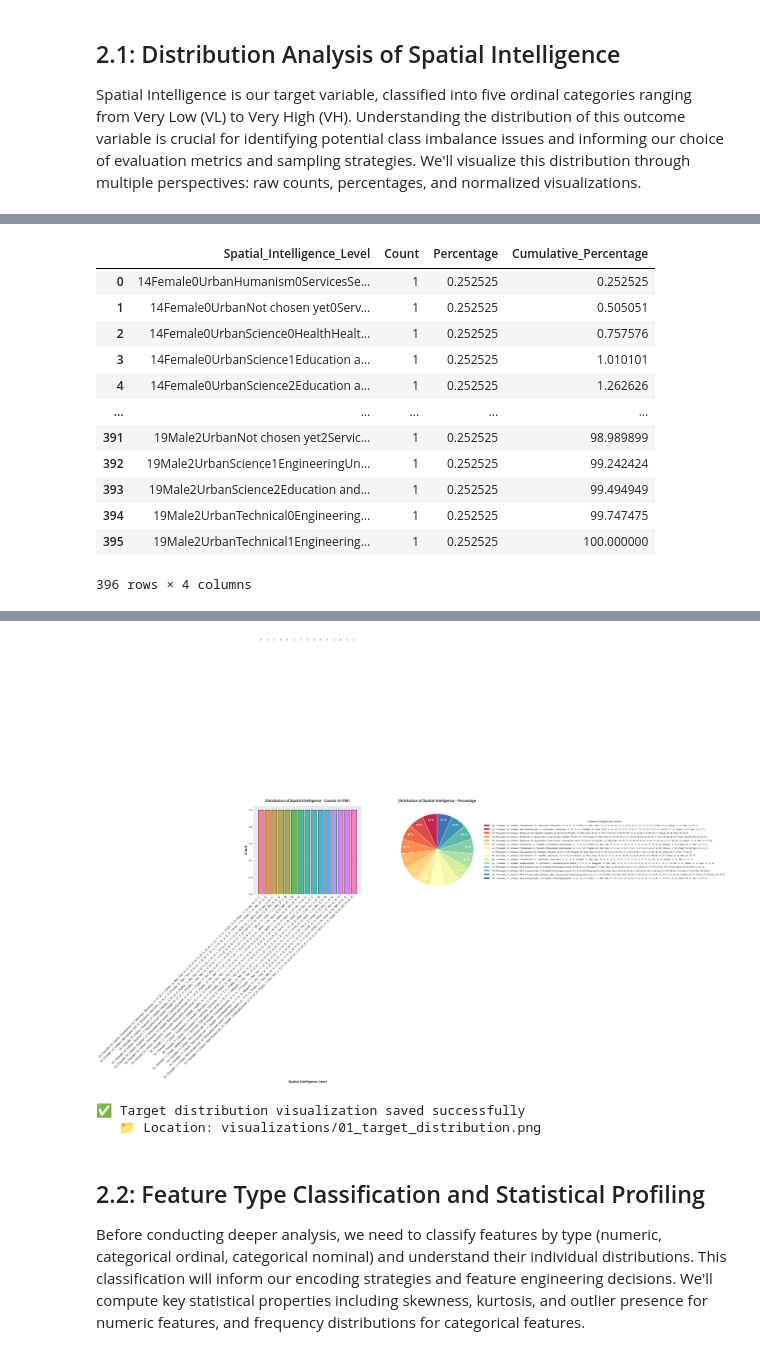
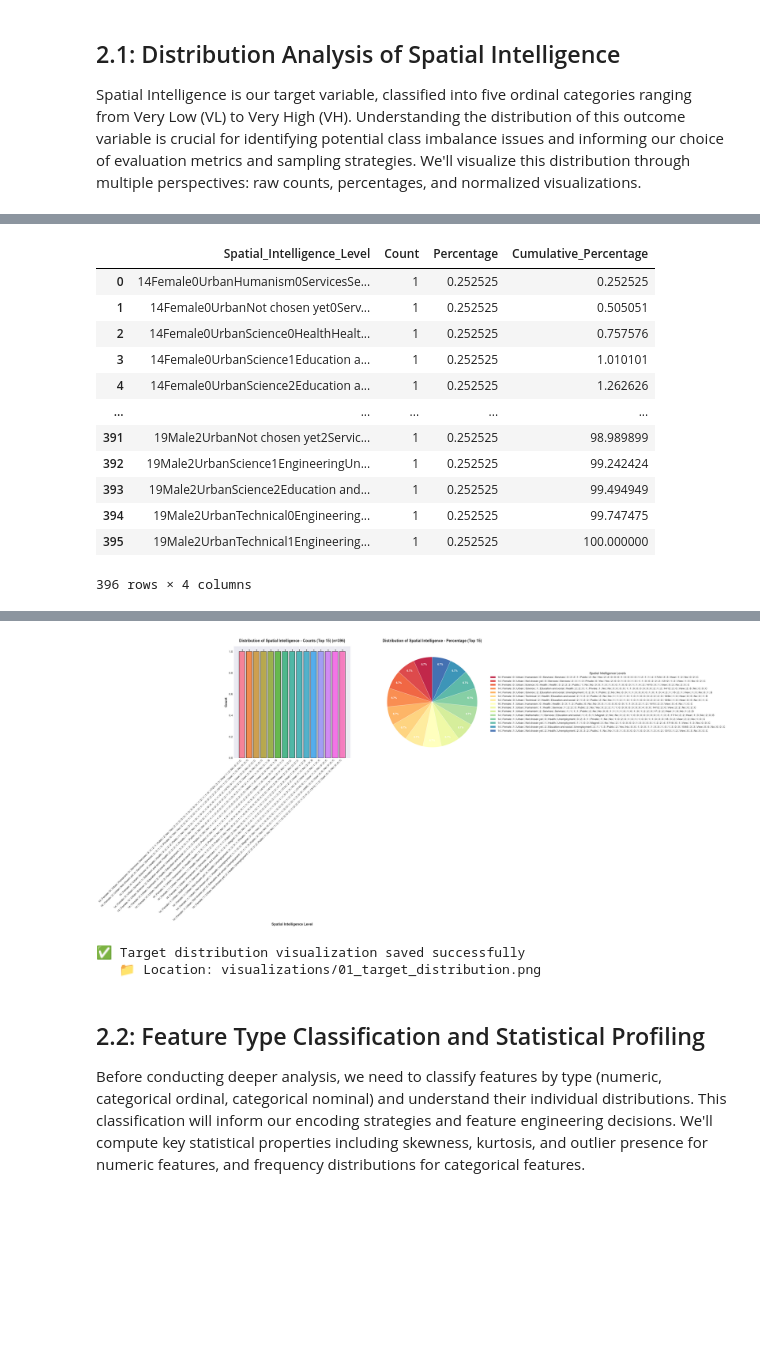
Before and after one commit to MadScie254/student_spartial_intelligence, a Jupyter notebook: SpatialIQ_Comprehensive_Analysis.ipynb, the cells around one changed output, grey strips where cells are left out. Saved outputs shown, nothing was run; the diff lists cells and outputs as text; code cells hidden in the pictures; blank space fills up the shorter version.

```diff
--- a/SpatialIQ_Comprehensive_Analysis.ipynb
+++ b/SpatialIQ_Comprehensive_Analysis.ipynb
@@ -255,8 +461,8 @@ Path('visualizations').mkdir(exist_ok=True)
 print(f"\nTarget Column: {target_col}")
 print(f"Unique Values: {df[target_col].nunique()}")
 print(f"Data Type: {df[target_col].dtype}")
-print(f"\nUnique Values Preview:")
-print(df[target_col].unique()[:10])
+print(f"\nAll Unique Values:")
+print(df[target_col].unique())
 
 # Analyze the distribution
 target_distribution = df[target_col].value_counts().sort_index()
@@ -279,58 +485,97 @@ for level, weight in zip(target_distribution.index, class_weights):
     print(f"  {level}: {weight:.4f}")
 
 # ==================== SMART VISUALIZATION ====================
-# Detect if too many categories - if so, show top 10
+# Detect number of categories
 n_categories = len(target_distribution)
 print(f"\n📊 Detected {n_categories} categories in target variable")
 
+# Auto-select display strategy based on number of categories
 if n_categories > 15:
-    print("⚠️  WARNING: Too many categories detected! Using top 15 by frequency.")
+    print("⚠️  WARNING: Too many categories detected! Showing top 15 by frequency.")
     top_dist = target_distribution.nlargest(15)
+    title_suffix = " (Top 15)"
+elif n_categories > 10:
+    print("📌 Moderate number of categories. Optimizing layout for readability.")
+    top_dist = target_distribution
+    title_suffix = ""
 else:
+    print("✓ Optimal number of categories for visualization.")
     top_dist = target_distribution
+    title_suffix = ""
 
-# Create responsive figure
-fig, axes = plt.subplots(1, 2, figsize=(16, 6))
+# Determine rotation angle based on label length
+max_label_length = max(len(str(label)) for label in top_dist.index)
+if max_label_length > 15:
+    rotation_angle = 45
+    ha_alignment = 'right'
+    fontsize = 9
+elif max_label_length > 10:
+    rotation_angle = 30
+    ha_alignment = 'right'
+    fontsize = 10
+else:
+    rotation_angle = 0
+    ha_alignment = 'center'
+    fontsize = 11
+
+print(f"   Label rotation: {rotation_angle}°, Max label length: {max_label_length} chars")
+
+# Create responsive figure with optimized layout
+fig, axes = plt.subplots(1, 2, figsize=(16, 7))
 
 # ========== LEFT: Bar plot with counts ==========
-axes[0].bar(range(len(top_dist)), top_dist.values,
-            color=sns.color_palette("husl", len(top_dist)),
-            edgecolor='black', linewidth=1.2, alpha=0.85)
+colors = sns.color_palette("husl", len(top_dist))
+bars = axes[0].bar(range(len(top_dist)), top_dist.values,
+                   color=colors, edgecolor='black', linewidth=1.2, alpha=0.85)
+
 axes[0].set_xticks(range(len(top_dist)))
-axes[0].set_xticklabels(top_dist.index, rotation=45, ha='right', fontsize=11)
+axes[0].set_xticklabels(top_dist.index, rotation=rotation_angle, ha=ha_alignment, fontsize=fontsize)
 axes[0].set_xlabel('Spatial Intelligence Level', fontsize=12, fontweight='bold')
 axes[0].set_ylabel('Count', fontsize=12, fontweight='bold')
-axes[0].set_title(f'Distribution of Spatial Intelligence - Counts (n={len(df)})',
+axes[0].set_title(f'Distribution of Spatial Intelligence - Counts{title_suffix} (n={len(df)})',
                    fontsize=13, fontweight='bold', pad=15)
 axes[0].grid(axis='y', alpha=0.3, linestyle='--')
 
-# Add value labels on bars
-for i, v in enumerate(top_dist.values):
-    axes[0].text(i, v + 2, str(v), ha='center', va='bottom', fontweight='bold', fontsize=10)
+# Add value labels on bars (adaptive positioning)
+for i, (bar, v) in enumerate(zip(bars, top_dist.values)):
+    height = bar.get_height()
+    axes[0].text(bar.get_x() + bar.get_width()/2., height,
+                f'{int(v)}',
+                ha='center', va='bottom', fontweight='bold', fontsize=9)
 
 # ========== RIGHT: Pie chart with percentages ==========
-colors = sns.color_palette("Spectral", len(top_dist))
+pie_colors = sns.color_palette("Spectral", len(top_dist))
+
+# Adjust explode for better visibility
+if len(top_dist) > 10:
+    explode = [0.01] * len(top_dist)
+else:
+    explode = [0.02] * len(top_dist)
+
 wedges, texts, autotexts = axes[1].pie(
     top_dist.values,
-    labels=None,  # Hide overlapping labels
     autopct='%1.1f%%',
-    colors=colors,
+    colors=pie_colors,
     startangle=90,
     pctdistance=0.85,
-    explode=[0.02] * len(top_dist)  # Slightly separate slices
+    explode=explode
 )
 
-# Format percentage text
+# Format percentage text for readability
 for autotext in autotexts:
     autotext.set_color('white')
     autotext.set_fontweight('bold')
-    autotext.set_fontsize(10)
+    autotext.set_fontsize(9 if len(top_dist) > 8 else 10)
 
-# Add legend instead of labels (cleaner for many categories)
-axes[1].legend(wedges, top_dist.index, title="Spatial Intelligence Levels",
-              loc="center left", bbox_to_anchor=(1, 0, 0.5, 1),
-              fontsize=10, title_fontsize=11)
-axes[1].set_title(f'Distribution of Spatial Intelligence - Percentage',
+# Add legend with proper positioning
+axes[1].legend(wedges, top_dist.index,
+              title="Spatial Intelligence Levels",
+              loc="center left",
+              bbox_to_anchor=(1, 0, 0.5, 1),
+              fontsize=9 if len(top_dist) > 10 else 10,
+              title_fontsize=11)
+
+axes[1].set_title(f'Distribution of Spatial Intelligence - Percentage{title_suffix}',
                    fontsize=13, fontweight='bold', pad=15)
 
 plt.tight_layout()
@@ -390,4 +635,4 @@ Class Balance Weights (for handling imbalance):
-[figure, old version]
+[figure, new version]
 ✅ Target distribution visualization saved successfully
    📁 Location: visualizations/01_target_distribution.png
 # %% [markdown]
```
Also changed, not shown: parts of 7 cells of this notebook, 2 other files.
